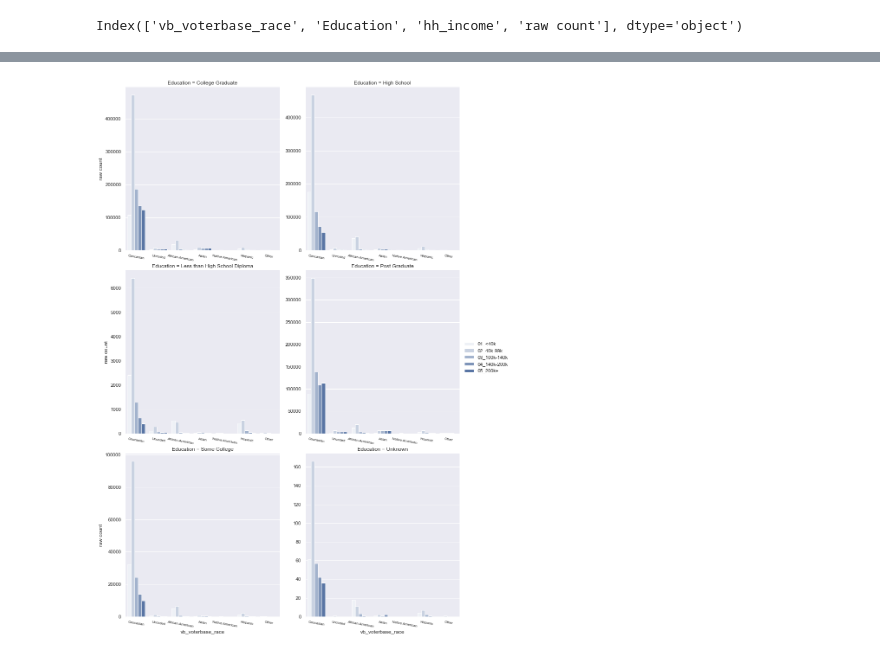
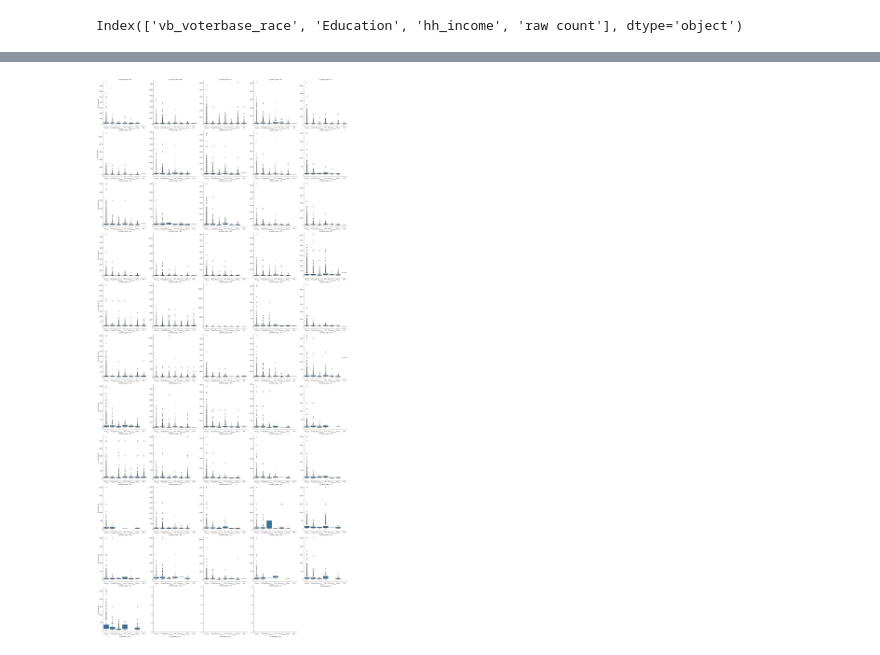
Before and after one commit to dscottdegeest/ds4a-team128-hcmaps, a Jupyter notebook: ds4a_team128_eda-MG EDA .ipynb, the cells around one changed output, grey strips where cells are left out. Drawn from its saved outputs; the diff is of its cells as text; code cells hidden in the pictures.

Commit message:
Tech Industry Salary EDA
Updated Salary EDA 7.1.2021

```diff
--- a/ds4a_team128_eda-MG EDA .ipynb
+++ b/ds4a_team128_eda-MG EDA .ipynb
@@ -29,14 +30,14 @@ import dask as dd
 %%time
 #here is the link to the file in Google Drive
 
-url_raw = 'https://drive.google.com/file/d/13vj4YxKRs1Tw1VPGhTefBxxKQuC5pRd_/view?usp=sharing'
-#url_raw='https://drive.google.com/drive/u/0/folders/1uccHupGyj0IezrsPaVD0w_1DJ9mYbPB8'
-# url_raw_mn = 'https://drive.google.com/file/d/1YRh58UiKWNtxfvYa0IzFF3oYL42iBs7d/view?usp=sharing'
+# url_raw = 'https://drive.google.com/file/d/13vj4YxKRs1Tw1VPGhTefBxxKQuC5pRd_/view?usp=sharing'
+# #url_raw_mn = 'https://drive.google.com/file/d/1YRh58UiKWNtxfvYa0IzFF3oYL42iBs7d/view?usp=sharing'
+# req = requests.get(url_raw)
+# url_content = req.content
+# with open('test_data.csv',encoding="utf-8") as file:
+#     df=pd.read_csv(file,delimiter=',')
 
-req = requests.get(url_raw)
-url_content = req.content
-with open('test_data.csv', encoding="utf8") as file:
-    df=pd.read_csv(file,delimiter=',')
+df=pd.read_csv('test_data_v1.csv')
 
 # req_mn = requests.get(url_raw_mn)
 # url_content_mn = req_mn.content
@@ -143,12 +194,12 @@ sic_dict2
 # %%
 #in the dataframe SIC Code is #.0 so the column needs to be clean
 list_SIC_occ=[]
-for occ_val in df_mn['tb_boah_biz_sic_cd']:
+for occ_val in df['tb_boah_biz_sic_cd']:
     clean_val=str(occ_val).split('.')[0]
     list_SIC_occ.append(clean_val)
 
 # add column with values
 
-df_mn['SIC_code']=df_mn['tb_boah_biz_sic_cd'].map(sic_dict2)
-df_mn.head()
-df_mn['SIC_code'].unique()
+df['SIC_code']=df['tb_boah_biz_sic_cd'].map(sic_dict2)
+df.head()
+df['SIC_code'].unique()
@@ -422,0 +501,4 @@ Index(['vb_voterbase_race', 'Education', 'hh_income', 'raw count'], dtype='objec
+# %%
+#income by state
+income_state_analysis=tech[['vb_voterbase_race','vb_tsmart_state','tb_income_amt']]
+income_state_analysis
@@ -423,9 +519,9 @@ Index(['vb_voterbase_race', 'Education', 'hh_income', 'raw count'], dtype='objec
 # %%
-g = sns.FacetGrid(income_occ_analysis, col="Education",size=6, aspect=1,margin_titles=True,col_wrap=2,sharey=False,sharex=False)
-g.map(sns.barplot, "vb_voterbase_race", "raw count", 'hh_income', order=['Caucasian', 'Uncoded', 'African-American', 'Asian',
+g = sns.FacetGrid(income_state_analysis, col="vb_tsmart_state",size=6, aspect=1,margin_titles=True,col_wrap=5,sharey=False,sharex=False)
+g.map(sns.boxplot, "vb_voterbase_race", "tb_income_amt", order=['Caucasian', 'Uncoded', 'African-American', 'Asian',
        'Native American', 'Hispanic', 'Other'])
 g.add_legend()
 g.set_xticklabels(rotation=-10,fontsize=8)
-g.savefig('education_tech.png')
+g.savefig('Income_tech_bystate.png')
 # %% [output]
-[figure, old version]
+[figure, new version]
```
Also changed, not shown: parts of 28 cells of this notebook, 3 other files.
